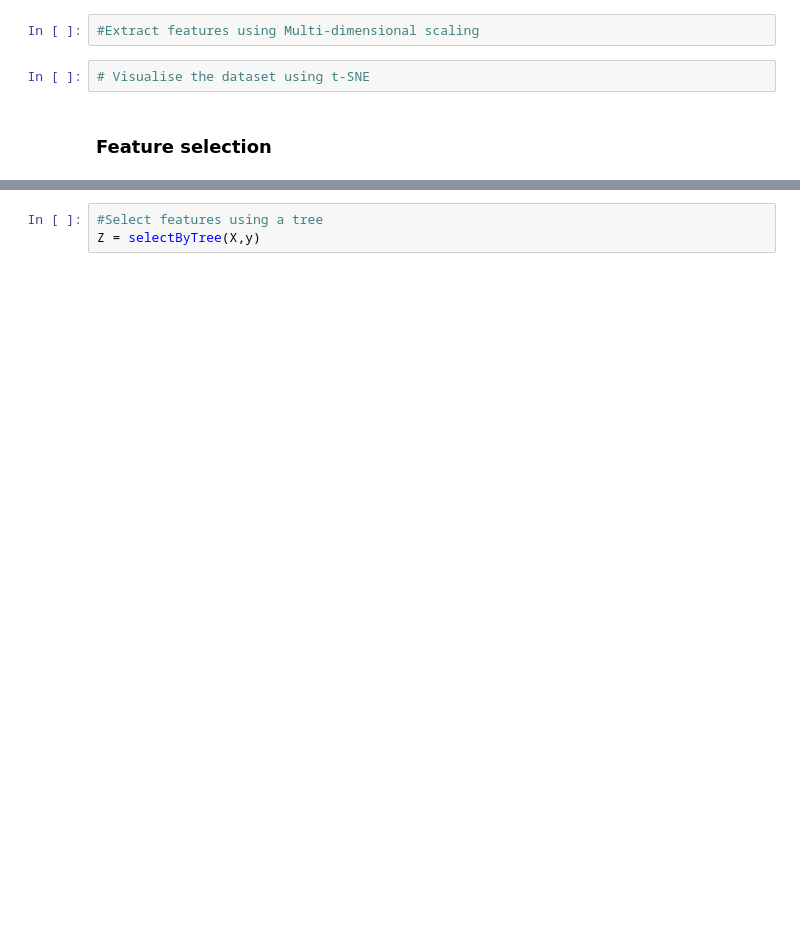
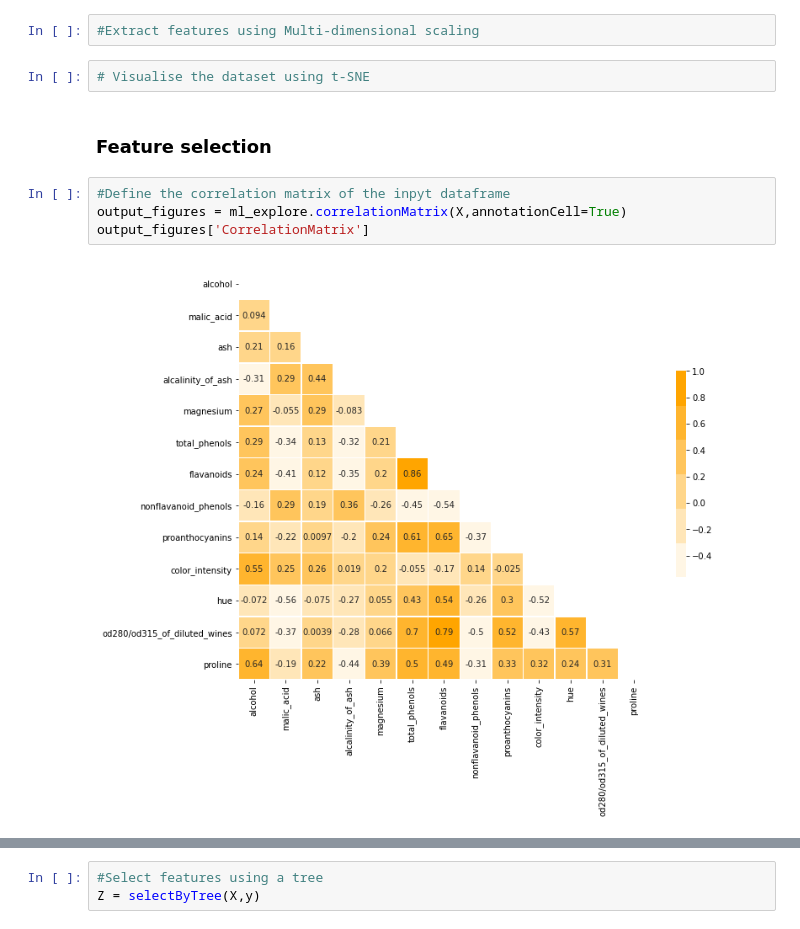
Before and after one commit to aletuf93/logproj, a Jupyter notebook: examples/05. Dimensionality Reduction.ipynb, the cells around one changed output, grey strips where cells are left out. Saved outputs shown, nothing was run; the diff lists cells and outputs as text; blank space fills up the shorter version.

```diff
--- a/examples/05. Dimensionality Reduction.ipynb
+++ b/examples/05. Dimensionality Reduction.ipynb
@@ -34,6 +46,12 @@ Target labels
 # Visualise the dataset using t-SNE
 # %% [markdown]
 ### Feature selection
+# %%
+#Define the correlation matrix of the inpyt dataframe
+output_figures = ml_explore.correlationMatrix(X,annotationCell=True)
+output_figures['CorrelationMatrix']
+# %% [output]
+[figure, added]
 # %%
 #Select features by correlation
 corrThreshold = 0.3
```
Also changed, not shown: parts of 12 cells of this notebook, 1 other file.
